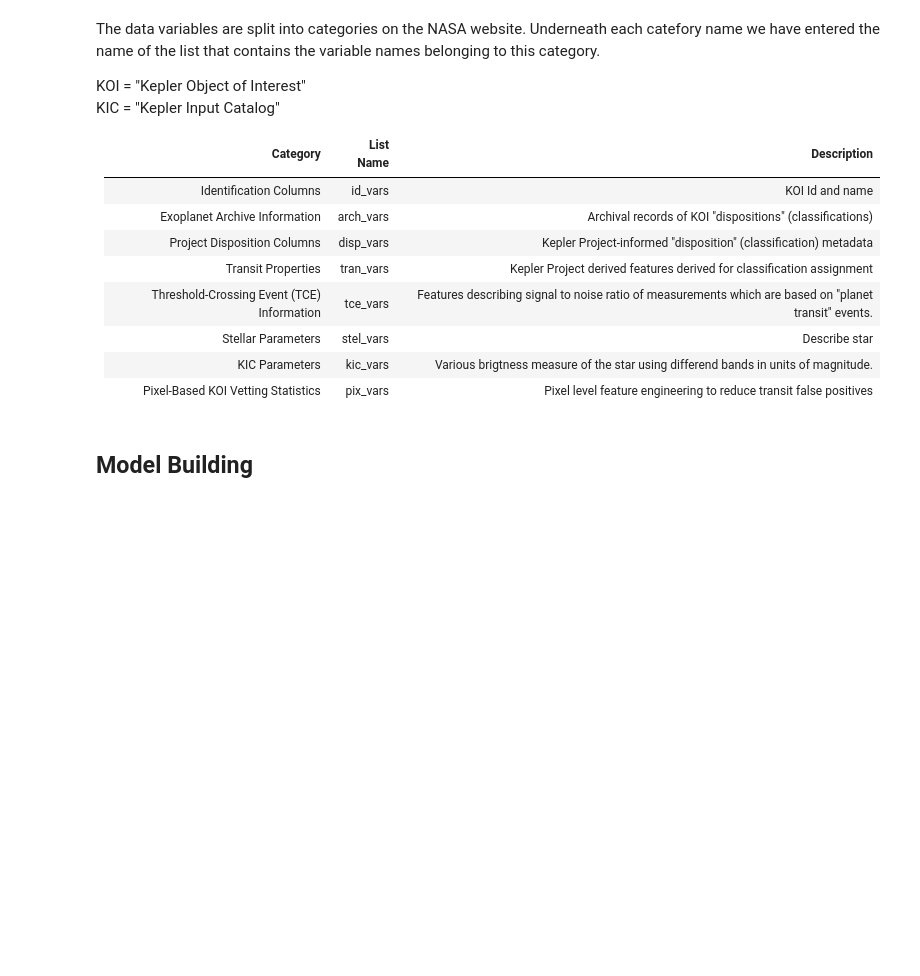
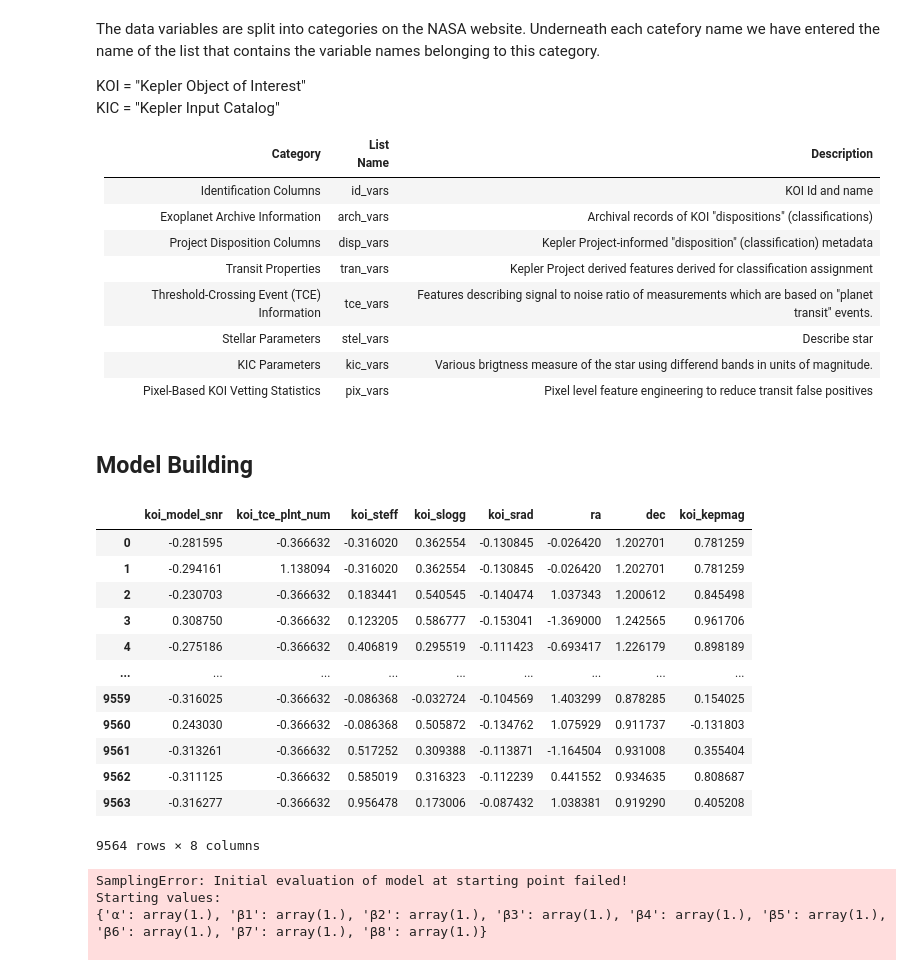
Before and after one commit to Haigro/Exoplanet-Classification, a Jupyter notebook: Project.ipynb, the cells around one changed output. Saved outputs shown, nothing was run; the diff lists cells and outputs as text; code cells hidden in the pictures; blank space fills up the shorter version.

Commit message:
Added Updated Project Notebook. Model still not working

```diff
--- a/Project.ipynb
+++ b/Project.ipynb
@@ -4,10 +4,14 @@
 #### Authors:
 # %%
 # Setup
+import numpy as np
 import pandas as pd
 import seaborn as sns
+import pymc3 as pm
+import arviz as az
+from pymc3 import Model, sample, Normal, HalfCauchy, Uniform, model_to_graphviz
 
-path = 'C:/Users/Dom/Desktop/edu/MSDS/fall_22/ds_6040/project/archive/'
+path = 'C:/Users/jrkar/OneDrive/Documents/Schoolwork/DS6040 - Bayes/'
 pd.set_option('display.max_columns', 500)
 # %% [markdown]
 ## Data Vizualization
@@ -133,3 +137,74 @@ pix_vars = ["koi_fwm_sra", "koi_fwm_sdec", "koi_fwm_sdec",
             "koi_dikco_mdec", "koi_dikco_msky"]
 # %% [markdown]
 ## Model Building
+# %%
+replace_map = {'CANDIDATE':1, 'FALSE POSITIVE':0}
+
+nasa_data.koi_pdisposition=nasa_data.koi_pdisposition.map(replace_map)
+# %%
+#Removing koi_tce_delivname
+data_vars = ["koi_max_sngle_ev", "koi_max_mult_ev", "koi_model_snr",
+            "koi_count", "koi_num_transits", "koi_tce_plnt_num",
+            "koi_quarters", "koi_trans_mod",
+            "koi_model_dof", "koi_model_chisq", "koi_datalink_dvr",
+            "koi_datalink_dvs", "koi_steff", "koi_slogg", "koi_smet", "koi_srad",
+             "koi_smass", "koi_sage", "koi_sparprov", "ra", "dec", "koi_kepmag", "koi_gmag", "koi_rmag",
+            "koi_imag", "koi_zmag", "koi_jmag", "koi_hmag", "koi_kmag", "koi_fwm_sra", "koi_fwm_sdec", "koi_fwm_sdec",
+            "koi_fwm_srao", "koi_fwm_sdeco", "koi_fwm_prao",
+            "koi_fwm_pdeco", "koi_fwm_stat_sig", "koi_dicco_mra",
+            "koi_dicco_mdec", "koi_dicco_msky", "koi_dikco_mra",
+            "koi_dikco_mdec", "koi_dikco_msky"]
+
+x = [col for col in nasa_data.columns if col in data_vars]
+y = [col for col in nasa_data.columns if col in tran_vars]
+
+#store = nasa_data["koi_pdisposition"]
+
+nasa_standard = nasa_data
+
+#nasa_standard = (nasa_data - nasa_data.mean())/nasa_data.std()
+
+#nasa_standard.koi_pdisposition=store
+
+X = nasa_standard[x]
+
+X = (X-X.mean())/X.std()
+# %%
+X
+# %% [output]
+|  | koi_model_snr | koi_tce_plnt_num | koi_steff | koi_slogg | koi_srad | ra | dec | koi_kepmag |
+| 0 | -0.281595 | -0.366632 | -0.316020 | 0.362554 | -0.130845 | -0.026420 | 1.202701 | 0.781259 |
+| 1 | -0.294161 | 1.138094 | -0.316020 | 0.362554 | -0.130845 | -0.026420 | 1.202701 | 0.781259 |
+| 2 | -0.230703 | -0.366632 | 0.183441 | 0.540545 | -0.140474 | 1.037343 | 1.200612 | 0.845498 |
+| 3 | 0.308750 | -0.366632 | 0.123205 | 0.586777 | -0.153041 | -1.369000 | 1.242565 | 0.961706 |
+| 4 | -0.275186 | -0.366632 | 0.406819 | 0.295519 | -0.111423 | -0.693417 | 1.226179 | 0.898189 |
+| ... | ... | ... | ... | ... | ... | ... | ... | ... |
+| 9559 | -0.316025 | -0.366632 | -0.086368 | -0.032724 | -0.104569 | 1.403299 | 0.878285 | 0.154025 |
+| 9560 | 0.243030 | -0.366632 | -0.086368 | 0.505872 | -0.134762 | 1.075929 | 0.911737 | -0.131803 |
+| 9561 | -0.313261 | -0.366632 | 0.517252 | 0.309388 | -0.113871 | -1.164504 | 0.931008 | 0.355404 |
+| 9562 | -0.311125 | -0.366632 | 0.585019 | 0.316323 | -0.112239 | 0.441552 | 0.934635 | 0.808687 |
+| 9563 | -0.316277 | -0.366632 | 0.956478 | 0.173006 | -0.087432 | 1.038381 | 0.919290 | 0.405208 |
+9564 rows × 8 columns
+# %%
+with pm.Model() as logistic_model:
+    Y = nasa_standard.koi_pdisposition
+    α = pm.Normal('α', mu=0, sigma=100)
+    β1 = pm.Normal('β1', mu=0, sigma=100)
+    β2 = pm.Normal('β2', mu=0, sigma=100)
+    β3 = pm.Normal('β3', mu=0, sigma=100)
+    β4 = pm.Normal('β4', mu=0, sigma=100)
+    β5 = pm.Normal('β5', mu=0, sigma=100)
+    β6 = pm.Normal('β6', mu=0, sigma=100)
+    β7 = pm.Normal('β7', mu=0, sigma=100)
+    β8 = pm.Normal('β8', mu=0, sigma=100)
+    μ = α + β1*X.koi_model_snr+β2*X.koi_tce_plnt_num+β3*X.koi_steff+β4*X.koi_slogg+β5*X.koi_srad+β6*X.ra+β7*X.dec+β8*X.koi_kepmag
+    p = pm.Deterministic('p',  pm.invlogit(μ))
+    Yl = pm.Bernoulli('Yl', p=p, observed=Y)
+    #binout = pm.sample(1000, tune=2000) #init="adapt_diag"
+
+pm.model_to_graphviz(logistic_model)
+# %% [output]
+SamplingError: Initial evaluation of model at starting point failed!
+Starting values:
+{'α': array(1.), 'β1': array(1.), 'β2': array(1.), 'β3': array(1.), 'β4': array(1.), 'β5': array(1.), 'β6': array(1.), 'β7': array(1.), 'β8': array(1.)}
+
```
Also changed, not shown: parts of 4 cells of this notebook.
